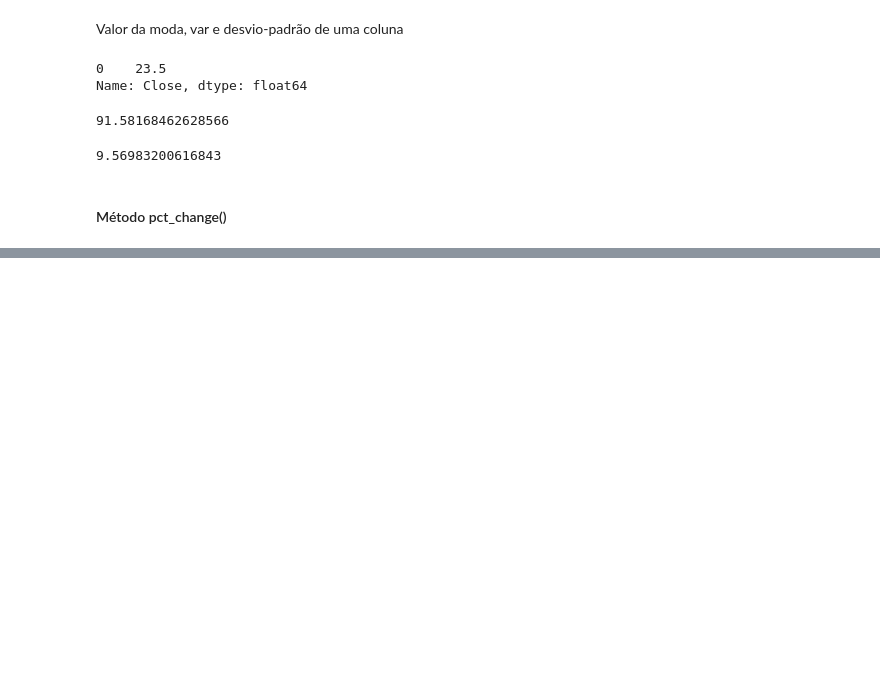
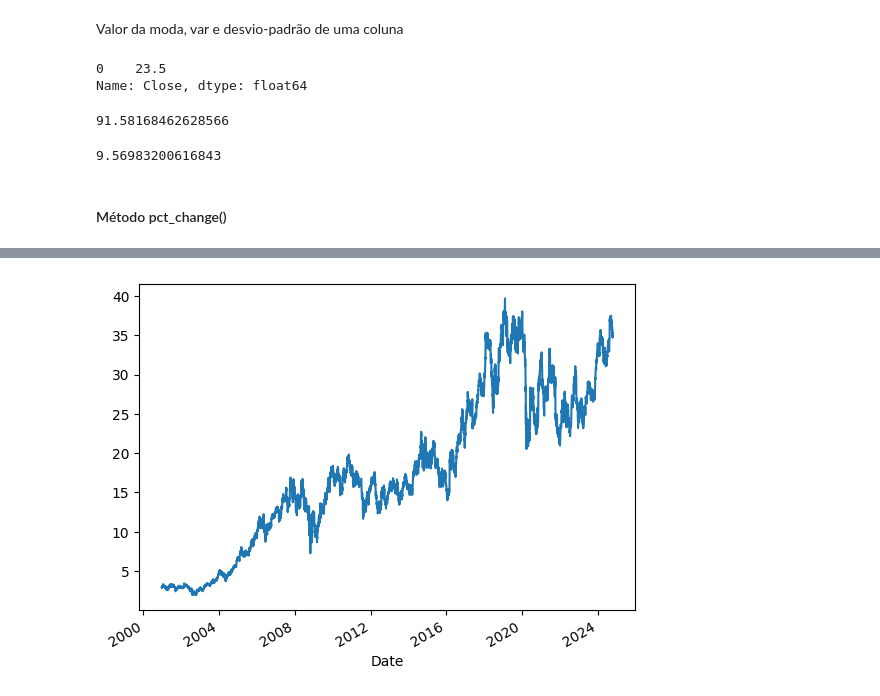
Before and after one commit to Bruno85309/PMF_2024, a Jupyter notebook: Modulo_02_Manipulacao_de_Dados/02_01_Introducao_Pandas.ipynb, the cells around one changed output, grey strips where cells are left out. Drawn from its saved outputs; the diff is of its cells as text; code cells hidden in the pictures; blank space fills up the shorter version.

```diff
--- a/Modulo_02_Manipulacao_de_Dados/02_01_Introducao_Pandas.ipynb
+++ b/Modulo_02_Manipulacao_de_Dados/02_01_Introducao_Pandas.ipynb
@@ -226,0 +454,2 @@ data.Close.std()
+# %%
+itub = yf.download('ITUB4.SA', period = 'max')
@@ -226,0 +485,4 @@ data.Close.std()
+# %%
+itub['Close'].plot();
+# %% [output]
+[figure, added]
```
Also changed, not shown: parts of 50 cells of this notebook, 8 other files.
